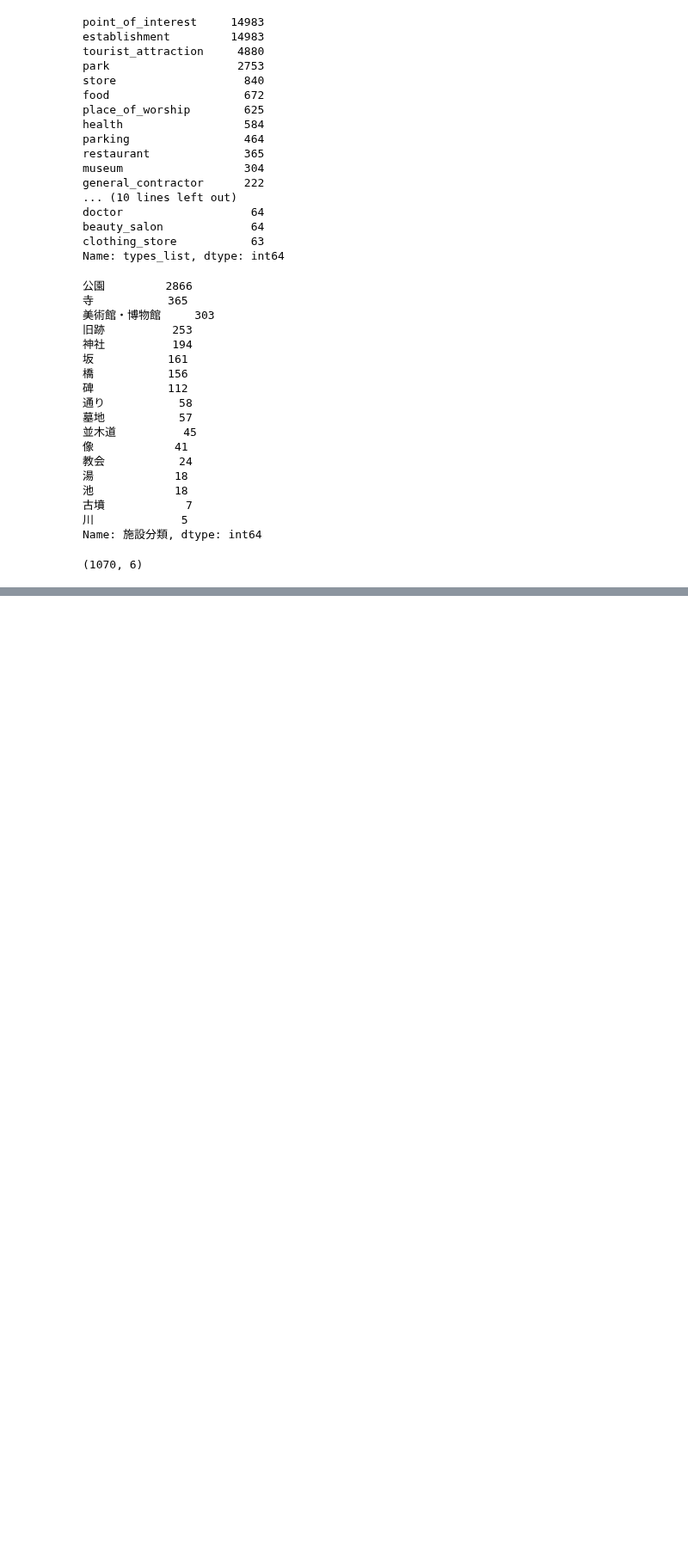
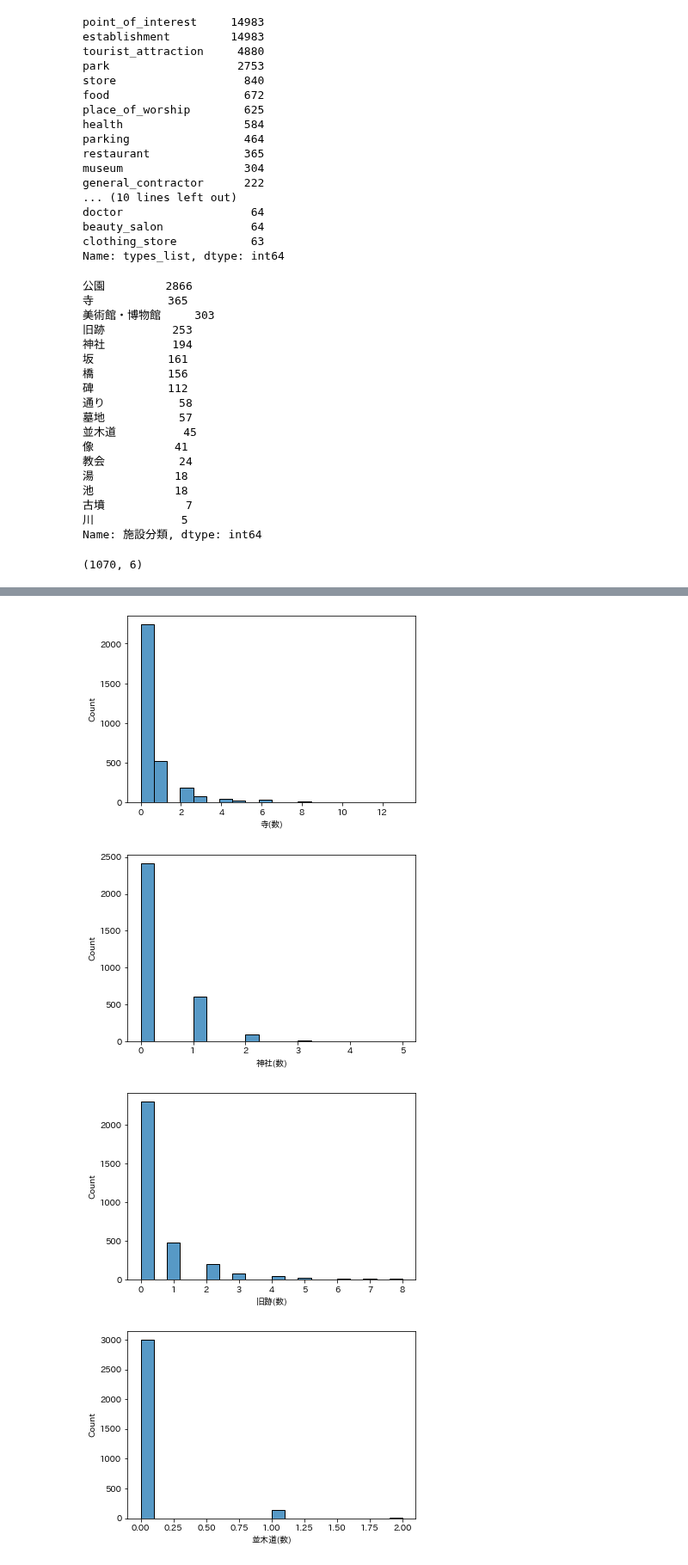
Before and after one commit to z-guard/analysis, a Jupyter notebook: notebooks/famous_place_master.ipynb, the cells around one changed output, grey strips where cells are left out. Shown at 86% size. Saved outputs shown, nothing was run; the diff lists cells and outputs as text; code cells hidden in the pictures; blank space fills up the shorter version.

```diff
--- a/notebooks/famous_place_master.ipynb
+++ b/notebooks/famous_place_master.ipynb
@@ -162,0 +214,8 @@ df_place_master.to_csv(os.path.join(DIR_NAME, 'famous_place_master.csv'), index=
+# %%
+place_types = ['寺', '神社', '旧跡', '並木道', '橋', '墓地']
+# %%
+%%time
+for place in place_types:
+    radius = 0.5
+    # 1km以内の施設の数
+    df_geo_master[f'{place}(数)'] = get_value_of_nearest_facility(df_geo_master, df_place_master, place, 'count', radius)
@@ -162,0 +225,3 @@ df_place_master.to_csv(os.path.join(DIR_NAME, 'famous_place_master.csv'), index=
+# %%
+for place in place_types:
+    df_geo_master[f'{place}(数)'] = df_geo_master[f'{place}(数)'].fillna(0).astype(int)
@@ -162,0 +237,11 @@ df_place_master.to_csv(os.path.join(DIR_NAME, 'famous_place_master.csv'), index=
+# %%
+feature_list = [col for col in df_geo_master.columns if col.endswith(')')]
+# %%
+for feature in feature_list:
+    sns.histplot(df_geo_master[feature], bins=20)
+    plt.show()
+# %% [output]
+[figure, added]
+[figure, added]
+[figure, added]
+[figure, added]
```
Also changed, not shown: parts of 9 cells of this notebook.
